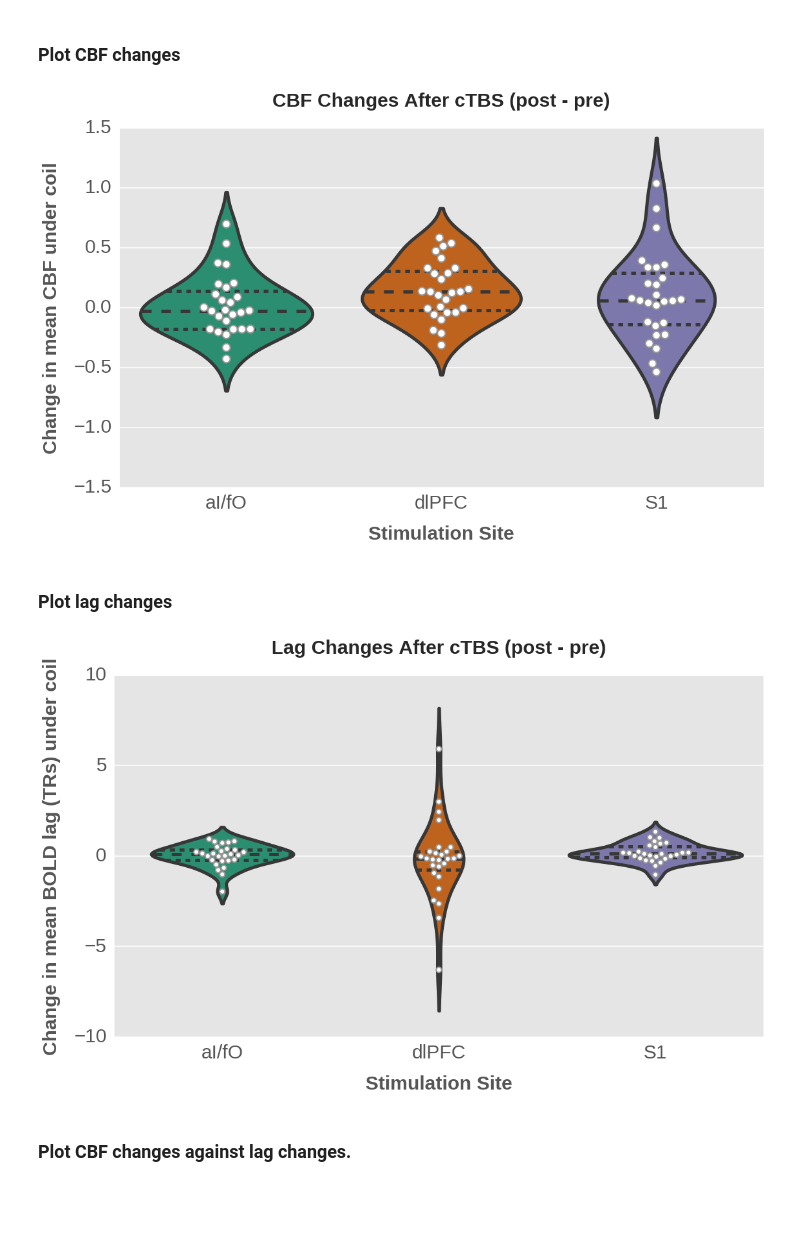
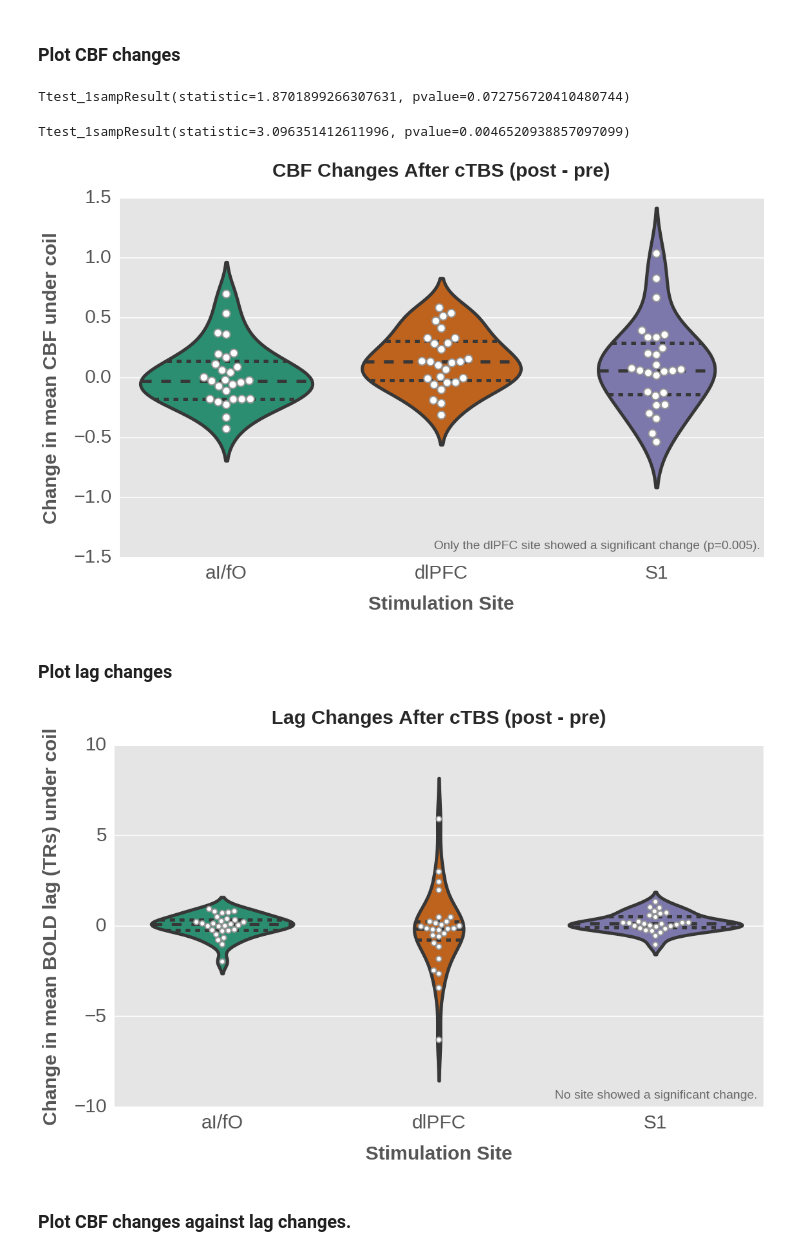
Before and after one commit to danlurie/ctbs_lag, a Jupyter notebook: Megarest Lag Maps - Minimal Preproc Exploration.ipynb, the cells around one changed output. Cells and saved outputs as stored; diff of their text form; code cells hidden in the pictures; blank space fills up the shorter version.

```diff
--- a/Megarest Lag Maps - Minimal Preproc Exploration.ipynb
+++ b/Megarest Lag Maps - Minimal Preproc Exploration.ipynb
@@ -290,3 +292,11 @@ lag_diff_df_wide = pd.melt(lag_diff_df, value_name='lag', var_name='stim_site',
 scatter_colors = ['#1b9e77', '#d95f02', '#7570b3']
 # %%
 scatter_pallette = sns.color_palette(scatter_colors)
+# %%
+stats.ttest_1samp(lag_diff_df_wide[lag_diff_df_wide['stim_site']=='S1']['lag'].values, 0)
+# %% [output]
+Ttest_1sampResult(statistic=1.8701899266307631, pvalue=0.072756720410480744)
+# %%
+stats.ttest_1samp(cbf_diff_df_wide[cbf_diff_df_wide['stim_site']=='dlPFC']['cbf'].values, 0)
+# %% [output]
+Ttest_1sampResult(statistic=3.096351412611996, pvalue=0.0046520938857097099)
@@ -293,16 +305,18 @@ scatter_pallette = sns.color_palette(scatter_colors)
 # %%
 fig, ax = plt.subplots(1, figsize=(16,10))
 sns.violinplot(data=cbf_diff_df_wide, x='stim_site', y='cbf', inner='quartile', palette=scatter_pallette, linewidth=5)
 s = sns.swarmplot(data=cbf_diff_df_wide, x='stim_site', y='cbf', edgecolor='gray',
                   size=12, linewidth=2, color='w')
 plt.tick_params(which='both', labelsize=30)
 ax.set_title('CBF Changes After cTBS (post - pre)', fontsize=30, fontweight='bold',y=1.05)
 ax.set_ylabel('Change in mean CBF under coil', fontsize=30, labelpad=20, fontweight='bold')
 ax.set_xlabel('Stimulation Site', fontsize=30, labelpad=20, fontweight='bold')
+fig.text(.505, 0.15, "Only the dlPFC site showed a significant change (p=0.005).",horizontalalignment='left', verticalalignment='center',
+         transform = ax.transAxes, color='dimgray')
 ax.set_ylim(-1.5, 1.5)
 plt.savefig('figures/cbf_change.svg', facecolor='w')
 # %% [output]
-[figure, old version]
+[figure, new version]
 # %% [markdown]
 ### Plot lag changes
 # %%
@@ -315,9 +329,11 @@ ax.set_title('Lag Changes After cTBS (post - pre)', fontsize=30, fontweight='bol
 ax.set_ylabel('Change in mean BOLD lag (TRs) under coil', fontsize=30, labelpad=20, fontweight='bold')
 ax.set_xlabel('Stimulation Site', fontsize=30, labelpad=20, fontweight='bold')
 ax.set_ylim(-10, 10)
+fig.text(.67, 0.15, "No site showed a significant change.",horizontalalignment='left', verticalalignment='center',
+         transform = ax.transAxes, color='dimgray')
 plt.savefig('figures/lag_change.svg', facecolor='w')
 # %% [output]
-[figure, old version]
+[figure, new version]
 # %% [markdown]
 ### Plot CBF changes against lag changes.
 # %%
```
Also changed, not shown: parts of 5 cells of this notebook.
